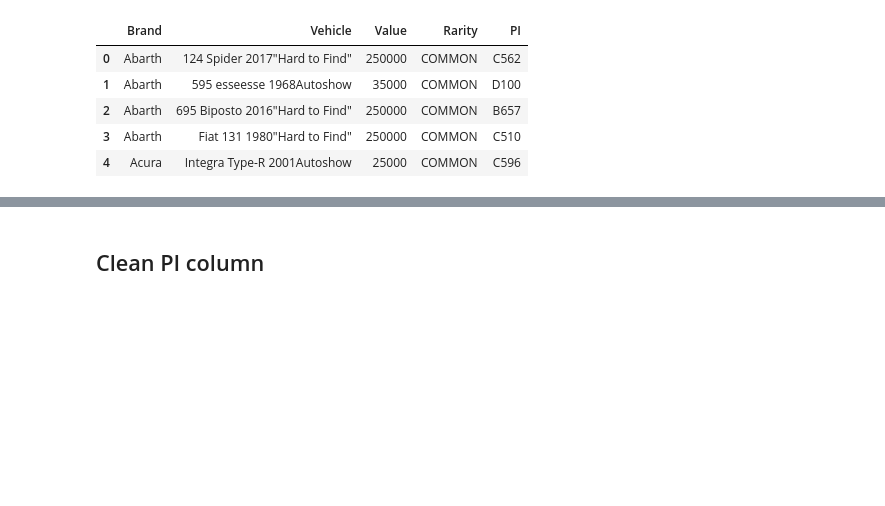
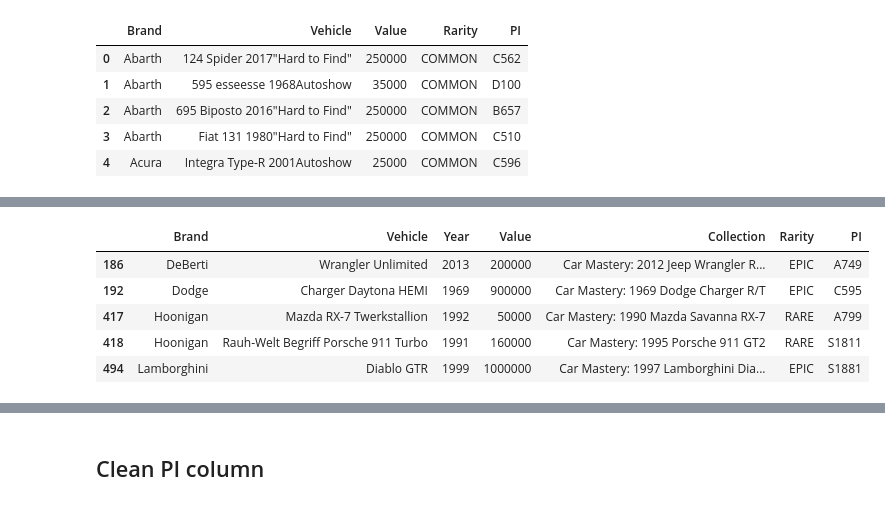
Before and after one commit to iaspidem/fh-cars-list, a Jupyter notebook: fh5-process.ipynb, the cells around one changed output, grey strips where cells are left out. Saved outputs shown, nothing was run; the diff lists cells and outputs as text; code cells hidden in the pictures; blank space fills up the shorter version.

```diff
--- a/fh5-process.ipynb
+++ b/fh5-process.ipynb
@@ -232,0 +237,3 @@ df_lite.head()
+# %%
+df_cm = df_lite.iloc[df_lite["Vehicle"].str.contains("Car Mastery")]
+df_cm.head()
@@ -232,0 +247,11 @@ df_lite.head()
+# %%
+df_cm[["Vehicle", "Year", "Collection"]] = df_cm["Vehicle"].str.extract(r'^(.*?)(\d{4})(.*)$')
+df_cm = df_cm.iloc[:, [0, 1, 5, 2, 6, 3, 4]]
+df_cm.head()
+# %% [output]
+|  | Brand | Vehicle | Year | Value | Collection | Rarity | PI |
+| 186 | DeBerti | Wrangler Unlimited | 2013 | 200000 | Car Mastery: 2012 Jeep Wrangler R... | EPIC | A749 |
+| 192 | Dodge | Charger Daytona HEMI | 1969 | 900000 | Car Mastery: 1969 Dodge Charger R/T | EPIC | C595 |
+| 417 | Hoonigan | Mazda RX-7 Twerkstallion | 1992 | 50000 | Car Mastery: 1990 Mazda Savanna RX-7 | RARE | A799 |
+| 418 | Hoonigan | Rauh-Welt Begriff Porsche 911 Turbo | 1991 | 160000 | Car Mastery: 1995 Porsche 911 GT2 | RARE | S1811 |
+| 494 | Lamborghini | Diablo GTR | 1999 | 1000000 | Car Mastery: 1997 Lamborghini Dia... | EPIC | S1881 |
```
Also changed, not shown: parts of 15 cells of this notebook.
